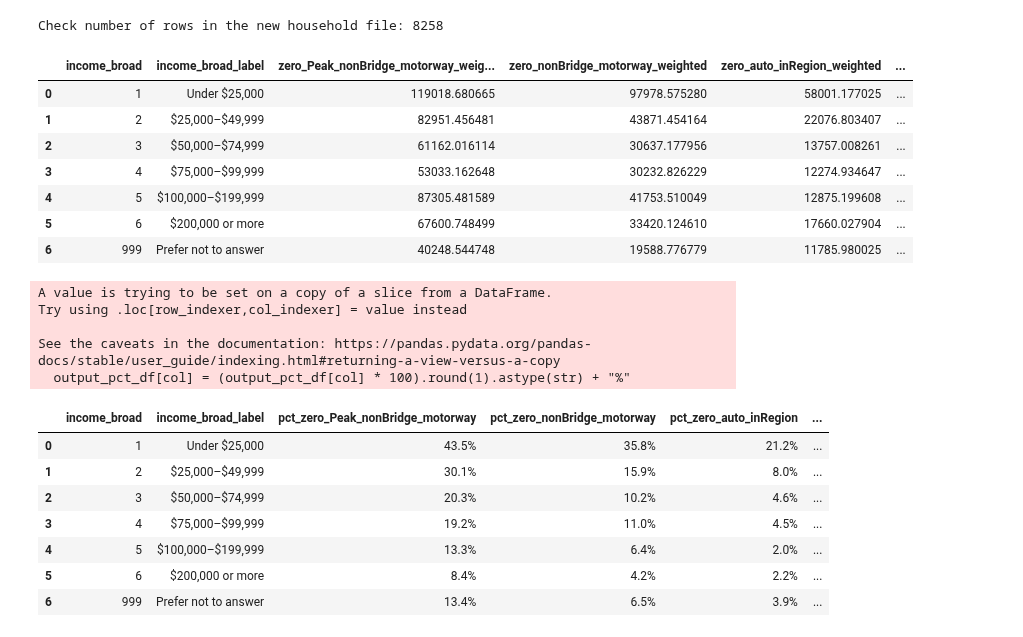
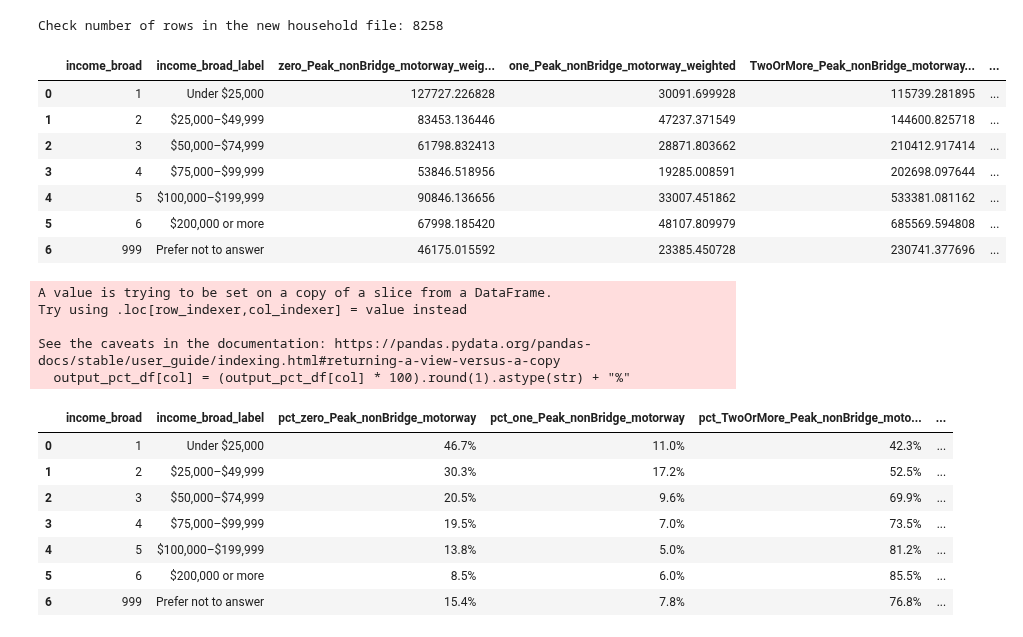
Before and after one commit to BayAreaMetro/Travel-Diary-Surveys, a Jupyter notebook: BATS-2023/Requests/Calc_percent_hh_made_no_motorway_trips.ipynb, the cells around one changed output. Cells and saved outputs as stored; diff of their text form; code cells hidden in the pictures.

```diff
--- a/BATS-2023/Requests/Calc_percent_hh_made_no_motorway_trips.ipynb
+++ b/BATS-2023/Requests/Calc_percent_hh_made_no_motorway_trips.ipynb
@@ -229,11 +242,24 @@ income_labels = {
 
 new_hh_df["income_broad_label"] = new_hh_df["income_broad"].map(income_labels)
 # %%
-new_hh_df["zero_Peak_nonBridge_motorway"] = new_hh_df["numTrips_Peak_nonBridge_motorway"] == 0
-new_hh_df["zero_nonBridge_motorway"] = new_hh_df["numTrips_nonBridge_motorway"] == 0
-new_hh_df["zero_auto_inRegion"] = new_hh_df["numTrips_auto_inRegion"] == 0
+new_hh_df["zero_Peak_nonBridge_motorway"] = (
+    (new_hh_df["numTrips_Peak_nonBridge_motorway"] == 0) |
+     new_hh_df["numTrips_Peak_nonBridge_motorway"].isna()
+)
+new_hh_df["one_Peak_nonBridge_motorway"] = new_hh_df["numTrips_Peak_nonBridge_motorway"] == 1
+new_hh_df["TwoOrMore_Peak_nonBridge_motorway"] = new_hh_df["numTrips_Peak_nonBridge_motorway"] > 1
+new_hh_df["zero_nonBridge_motorway"] = (
+    (new_hh_df["numTrips_nonBridge_motorway"] == 0) |
+     new_hh_df["numTrips_nonBridge_motorway"].isna()
+)
+new_hh_df["zero_auto_inRegion"] = (
+    (new_hh_df["numTrips_auto_inRegion"] == 0) |
+     new_hh_df["numTrips_auto_inRegion"].isna()
+)
 
 new_hh_df["zero_Peak_nonBridge_motorway_weighted"] = new_hh_df["zero_Peak_nonBridge_motorway"] * new_hh_df["hh_weight_rmove_only"]
+new_hh_df["one_Peak_nonBridge_motorway_weighted"] = new_hh_df["one_Peak_nonBridge_motorway"] * new_hh_df["hh_weight_rmove_only"]
+new_hh_df["TwoOrMore_Peak_nonBridge_motorway_weighted"] = new_hh_df["TwoOrMore_Peak_nonBridge_motorway"] * new_hh_df["hh_weight_rmove_only"]
 new_hh_df["zero_nonBridge_motorway_weighted"]      = new_hh_df["zero_nonBridge_motorway"] * new_hh_df["hh_weight_rmove_only"]
 new_hh_df["zero_auto_inRegion_weighted"]            = new_hh_df["zero_auto_inRegion"] * new_hh_df["hh_weight_rmove_only"]
 
@@ -241,6 +267,8 @@ new_hh_df["zero_auto_inRegion_weighted"]            = new_hh_df["zero_auto_inReg
 # Group and aggregate
 output_df = new_hh_df.groupby(["income_broad", "income_broad_label"], as_index=False).agg({
     "zero_Peak_nonBridge_motorway_weighted": "sum",
+    "one_Peak_nonBridge_motorway_weighted": "sum",
+    "TwoOrMore_Peak_nonBridge_motorway_weighted": "sum",
     "zero_nonBridge_motorway_weighted": "sum",
     "zero_auto_inRegion_weighted": "sum",
     "hh_weight_rmove_only": "sum"
@@ -248,6 +276,8 @@ output_df = new_hh_df.groupby(["income_broad", "income_broad_label"], as_index=F
 
 # Add percent column
 output_df["pct_zero_Peak_nonBridge_motorway"] = output_df["zero_Peak_nonBridge_motorway_weighted"] / output_df["hh_weight_rmove_only"]
+output_df["pct_one_Peak_nonBridge_motorway"] = output_df["one_Peak_nonBridge_motorway_weighted"] / output_df["hh_weight_rmove_only"]
+output_df["pct_TwoOrMore_Peak_nonBridge_motorway"] = output_df["TwoOrMore_Peak_nonBridge_motorway_weighted"] / output_df["hh_weight_rmove_only"]
 output_df["pct_zero_nonBridge_motorway"]      = output_df["zero_nonBridge_motorway_weighted"] / output_df["hh_weight_rmove_only"]
 output_df["pct_zero_auto_inRegion"]            = output_df["zero_auto_inRegion_weighted"] / output_df["hh_weight_rmove_only"]
 
@@ -353,45 +383,51 @@ Check number of rows in the new household file: 8258
 # %%
 #new_hh_df["zero_Peak_nonBridge_motorway"] = new_hh_df["numTrips_Peak_nonBridge_motorway"] == 0
 new_hh_df["zero_auto"] = new_hh_df["numTrips_Auto"].isna()
 new_hh_df["zero_transit"] = new_hh_df["numTrips_Transit"].isna()
 
 #new_hh_df["zero_Peak_nonBridge_motorway_weighted"] = new_hh_df["zero_Peak_nonBridge_motorway"] * new_hh_df["hh_weight_rmove_only"]
 new_hh_df["zero_auto_weighted"] = new_hh_df["zero_auto"] * new_hh_df["hh_weight_rmove_only"]
 new_hh_df["zero_transit_weighted"] = new_hh_df["zero_transit"] * new_hh_df["hh_weight_rmove_only"]
 
 # Group and aggregate
 output_df = new_hh_df.groupby(["income_broad", "income_broad_label"], as_index=False).agg({
     "zero_Peak_nonBridge_motorway_weighted": "sum",
+    "one_Peak_nonBridge_motorway_weighted": "sum",
+    "TwoOrMore_Peak_nonBridge_motorway_weighted": "sum",
     "zero_nonBridge_motorway_weighted": "sum",
     "zero_auto_inRegion_weighted"   : "sum",
     "zero_auto_weighted"   : "sum",
     "zero_transit_weighted": "sum",
     "hh_weight_rmove_only" : "sum"
 })
 
 # Add percent column
 output_df["pct_zero_Peak_nonBridge_motorway"] = output_df["zero_Peak_nonBridge_motorway_weighted"] / output_df["hh_weight_rmove_only"]
+output_df["pct_one_Peak_nonBridge_motorway"] = output_df["one_Peak_nonBridge_motorway_weighted"] / output_df["hh_weight_rmove_only"]
+output_df["pct_TwoOrMore_Peak_nonBridge_motorway"] = output_df["TwoOrMore_Peak_nonBridge_motorway_weighted"] / output_df["hh_weight_rmove_only"]
 output_df["pct_zero_nonBridge_motorway"]      = output_df["zero_nonBridge_motorway_weighted"] / output_df["hh_weight_rmove_only"]
 output_df["pct_zero_auto_inRegion"] = output_df["zero_auto_inRegion_weighted"] / output_df["hh_weight_rmove_only"]
 output_df["pct_zero_auto"] = output_df["zero_auto_weighted"] / output_df["hh_weight_rmove_only"]
 output_df["pct_zero_transit"] = output_df["zero_transit_weighted"] / output_df["hh_weight_rmove_only"]
 
 output_df
 # %% [output]
-|  | income_broad | income_broad_label | zero_Peak_nonBridge_motorway_weig... | zero_nonBridge_motorway_weighted | zero_auto_inRegion_weighted | ... |
-| 0 | 1 | Under $25,000 | 119018.680665 | 97978.575280 | 58001.177025 | ... |
-| 1 | 2 | $25,000–$49,999 | 82951.456481 | 43871.454164 | 22076.803407 | ... |
-| 2 | 3 | $50,000–$74,999 | 61162.016114 | 30637.177956 | 13757.008261 | ... |
-| 3 | 4 | $75,000–$99,999 | 53033.162648 | 30232.826229 | 12274.934647 | ... |
-| 4 | 5 | $100,000–$199,999 | 87305.481589 | 41753.510049 | 12875.199608 | ... |
-| 5 | 6 | $200,000 or more | 67600.748499 | 33420.124610 | 17660.027904 | ... |
-| 6 | 999 | Prefer not to answer | 40248.544748 | 19588.776779 | 11785.980025 | ... |
+|  | income_broad | income_broad_label | zero_Peak_nonBridge_motorway_weig... | one_Peak_nonBridge_motorway_weighted | TwoOrMore_Peak_nonBridge_motorway... | ... |
+| 0 | 1 | Under $25,000 | 127727.226828 | 30091.699928 | 115739.281895 | ... |
+| 1 | 2 | $25,000–$49,999 | 83453.136446 | 47237.371549 | 144600.825718 | ... |
+| 2 | 3 | $50,000–$74,999 | 61798.832413 | 28871.803662 | 210412.917414 | ... |
+| 3 | 4 | $75,000–$99,999 | 53846.518956 | 19285.008591 | 202698.097644 | ... |
+| 4 | 5 | $100,000–$199,999 | 90846.136656 | 33007.451862 | 533381.081162 | ... |
+| 5 | 6 | $200,000 or more | 67998.185420 | 48107.809979 | 685569.594808 | ... |
+| 6 | 999 | Prefer not to answer | 46175.015592 | 23385.450728 | 230741.377696 | ... |
 # %%
 # a simpler table showing just the percentages
 output_pct_df = output_df[[
     "income_broad",
     "income_broad_label",
     "pct_zero_Peak_nonBridge_motorway",
+    "pct_one_Peak_nonBridge_motorway",
+    "pct_TwoOrMore_Peak_nonBridge_motorway",
     "pct_zero_nonBridge_motorway",
     "pct_zero_auto_inRegion",
     "pct_zero_auto",
@@ -401,6 +437,8 @@ output_pct_df = output_df[[
 # Convert to percentages format
 pct_columns = [
     "pct_zero_Peak_nonBridge_motorway",
+    "pct_one_Peak_nonBridge_motorway",
+    "pct_TwoOrMore_Peak_nonBridge_motorway",
     "pct_zero_nonBridge_motorway",
     "pct_zero_auto_inRegion",
     "pct_zero_auto",
@@ -417,11 +455,11 @@ Try using .loc[row_indexer,col_indexer] = value instead
 
 See the caveats in the documentation: https://pandas.pydata.org/pandas-docs/stable/user_guide/indexing.html#returning-a-view-versus-a-copy
   output_pct_df[col] = (output_pct_df[col] * 100).round(1).astype(str) + "%"
-|  | income_broad | income_broad_label | pct_zero_Peak_nonBridge_motorway | pct_zero_nonBridge_motorway | pct_zero_auto_inRegion | ... |
-| 0 | 1 | Under $25,000 | 43.5% | 35.8% | 21.2% | ... |
-| 1 | 2 | $25,000–$49,999 | 30.1% | 15.9% | 8.0% | ... |
-| 2 | 3 | $50,000–$74,999 | 20.3% | 10.2% | 4.6% | ... |
-| 3 | 4 | $75,000–$99,999 | 19.2% | 11.0% | 4.5% | ... |
-| 4 | 5 | $100,000–$199,999 | 13.3% | 6.4% | 2.0% | ... |
-| 5 | 6 | $200,000 or more | 8.4% | 4.2% | 2.2% | ... |
-| 6 | 999 | Prefer not to answer | 13.4% | 6.5% | 3.9% | ... |
+|  | income_broad | income_broad_label | pct_zero_Peak_nonBridge_motorway | pct_one_Peak_nonBridge_motorway | pct_TwoOrMore_Peak_nonBridge_moto... | ... |
+| 0 | 1 | Under $25,000 | 46.7% | 11.0% | 42.3% | ... |
+| 1 | 2 | $25,000–$49,999 | 30.3% | 17.2% | 52.5% | ... |
+| 2 | 3 | $50,000–$74,999 | 20.5% | 9.6% | 69.9% | ... |
+| 3 | 4 | $75,000–$99,999 | 19.5% | 7.0% | 73.5% | ... |
+| 4 | 5 | $100,000–$199,999 | 13.8% | 5.0% | 81.2% | ... |
+| 5 | 6 | $200,000 or more | 8.5% | 6.0% | 85.5% | ... |
+| 6 | 999 | Prefer not to answer | 15.4% | 7.8% | 76.8% | ... |
```
Also changed, not shown: parts of 5 cells of this notebook.
